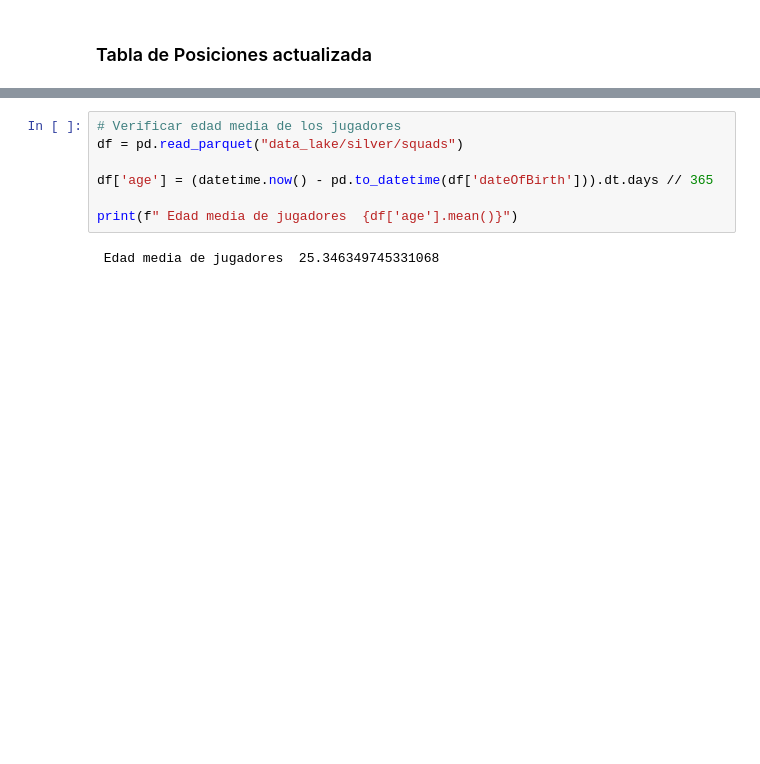
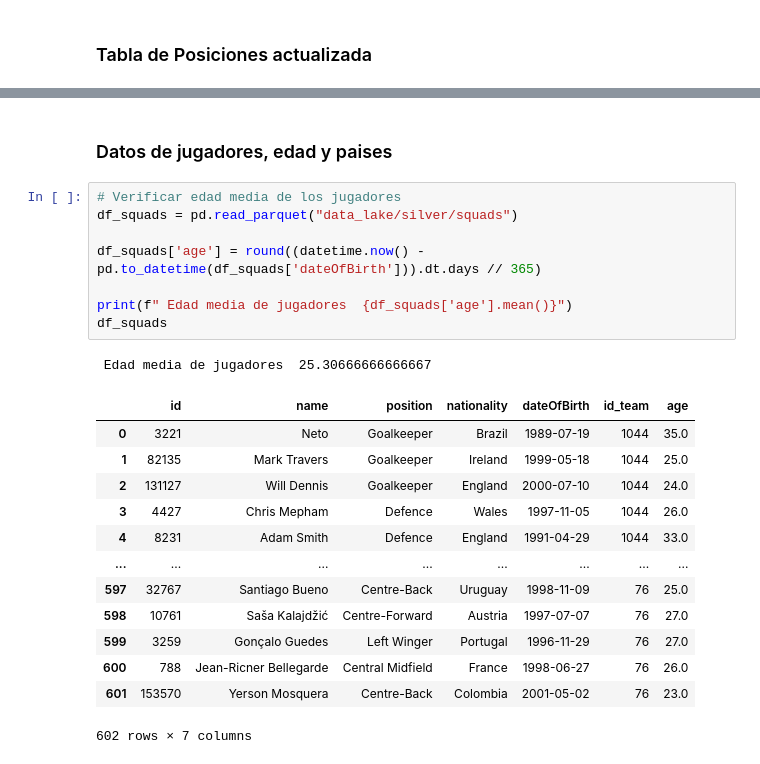
Before and after one commit to RaphaelNicaise/DataEngineering_PremierLeague, a Jupyter notebook: Extraccion_datos_football_data.ipynb, the cells around one changed output, grey strips where cells are left out. Saved outputs shown, nothing was run; the diff lists cells and outputs as text; blank space fills up the shorter version.

```diff
--- a/Extraccion_datos_football_data.ipynb
+++ b/Extraccion_datos_football_data.ipynb
@@ -596,9 +603,25 @@ positions
+# %% [markdown]
+### Datos de jugadores, edad y paises
 # %%
 # Verificar edad media de los jugadores
-df = pd.read_parquet("data_lake/silver/squads")
+df_squads = pd.read_parquet("data_lake/silver/squads")
 
-df['age'] = (datetime.now() - pd.to_datetime(df['dateOfBirth'])).dt.days // 365
+df_squads['age'] = round((datetime.now() - pd.to_datetime(df_squads['dateOfBirth'])).dt.days // 365)
 
-print(f" Edad media de jugadores  {df['age'].mean()}")
+print(f" Edad media de jugadores  {df_squads['age'].mean()}")
+df_squads
 # %% [output]
- Edad media de jugadores  25.346349745331068
+ Edad media de jugadores  25.30666666666667
+|  | id | name | position | nationality | dateOfBirth | id_team | age |
+| 0 | 3221 | Neto | Goalkeeper | Brazil | 1989-07-19 | 1044 | 35.0 |
+| 1 | 82135 | Mark Travers | Goalkeeper | Ireland | 1999-05-18 | 1044 | 25.0 |
+| 2 | 131127 | Will Dennis | Goalkeeper | England | 2000-07-10 | 1044 | 24.0 |
+| 3 | 4427 | Chris Mepham | Defence | Wales | 1997-11-05 | 1044 | 26.0 |
+| 4 | 8231 | Adam Smith | Defence | England | 1991-04-29 | 1044 | 33.0 |
+| ... | ... | ... | ... | ... | ... | ... | ... |
+| 597 | 32767 | Santiago Bueno | Centre-Back | Uruguay | 1998-11-09 | 76 | 25.0 |
+| 598 | 10761 | Saša Kalajdžić | Centre-Forward | Austria | 1997-07-07 | 76 | 27.0 |
+| 599 | 3259 | Gonçalo Guedes | Left Winger | Portugal | 1996-11-29 | 76 | 27.0 |
+| 600 | 788 | Jean-Ricner Bellegarde | Central Midfield | France | 1998-06-27 | 76 | 26.0 |
+| 601 | 153570 | Yerson Mosquera | Centre-Back | Colombia | 2001-05-02 | 76 | 23.0 |
+602 rows × 7 columns
```
Also changed, not shown: parts of 21 cells of this notebook, 35 other files.
